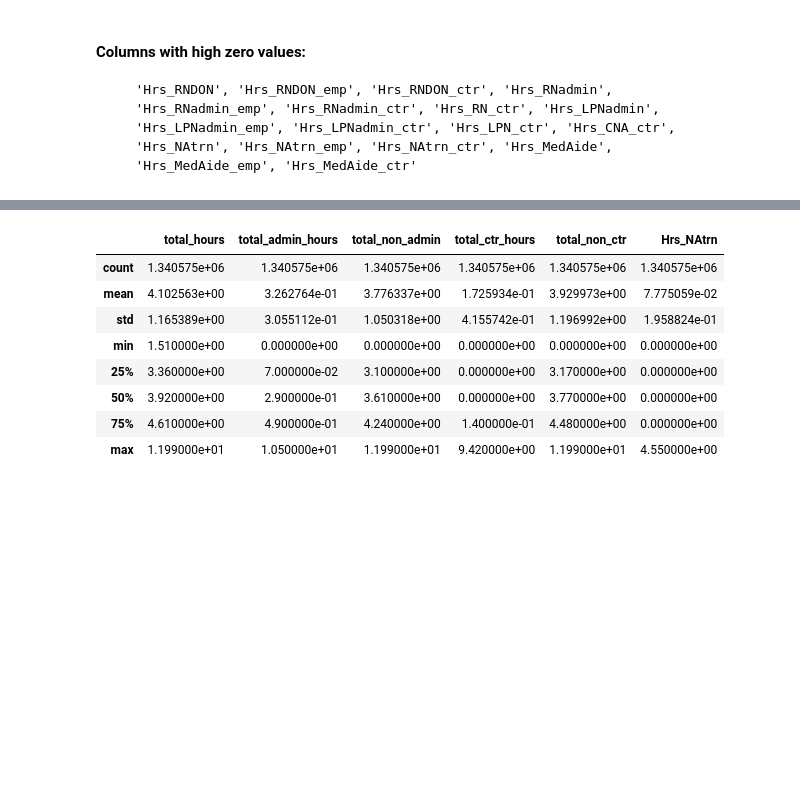
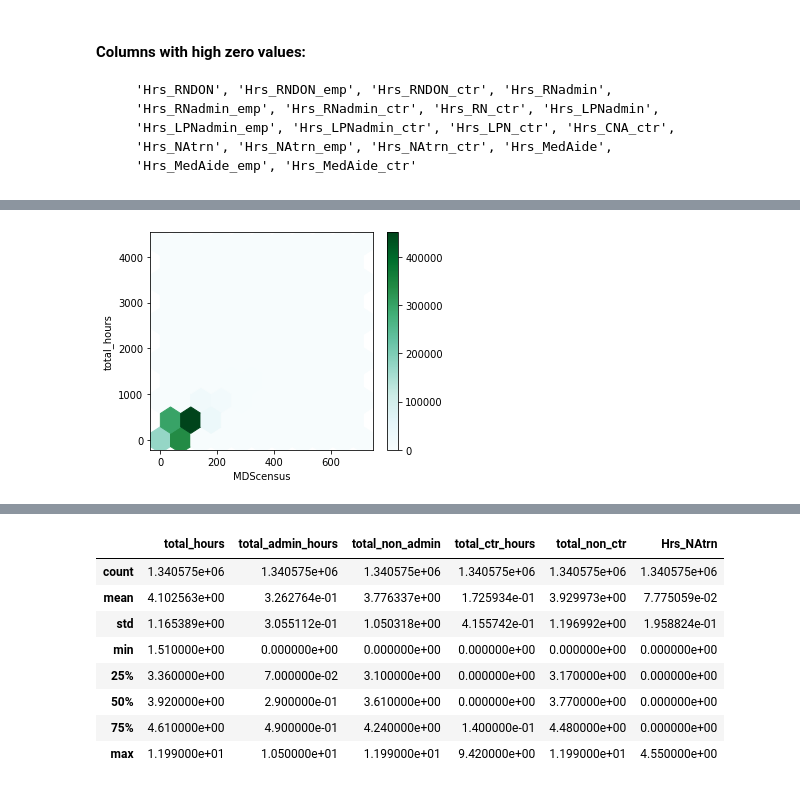
Before and after one commit to HUA1846/nursing_home_PBJ_analysis, a Jupyter notebook: ensign_services.ipynb, the cells around one changed output, grey strips where cells are left out. Saved outputs shown, nothing was run; the diff lists cells and outputs as text; code cells hidden in the pictures; blank space fills up the shorter version.

```diff
--- a/ensign_services.ipynb
+++ b/ensign_services.ipynb
@@ -127,0 +141,4 @@ all_nursing_df[features].describe()
+# %%
+ax = all_nursing_df.plot.hexbin(x='MDScensus', y='total_hours', gridsize=10, sharex=False, figsize=(5,4))
+# %% [output]
+[figure, added]
```
Also changed, not shown: parts of 10 cells of this notebook.
